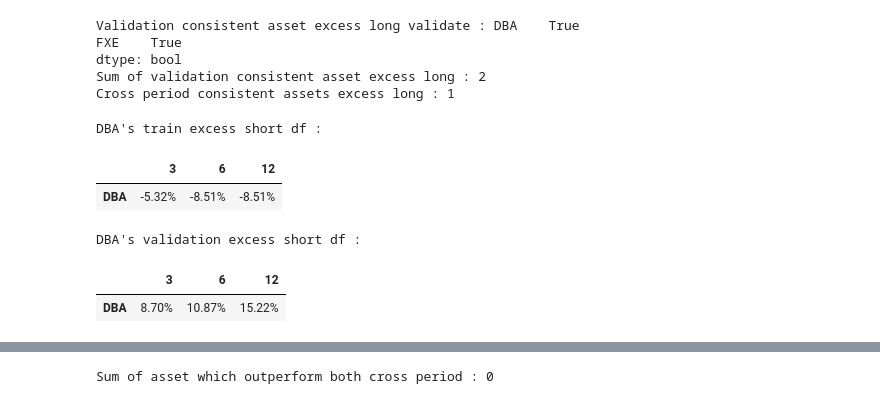
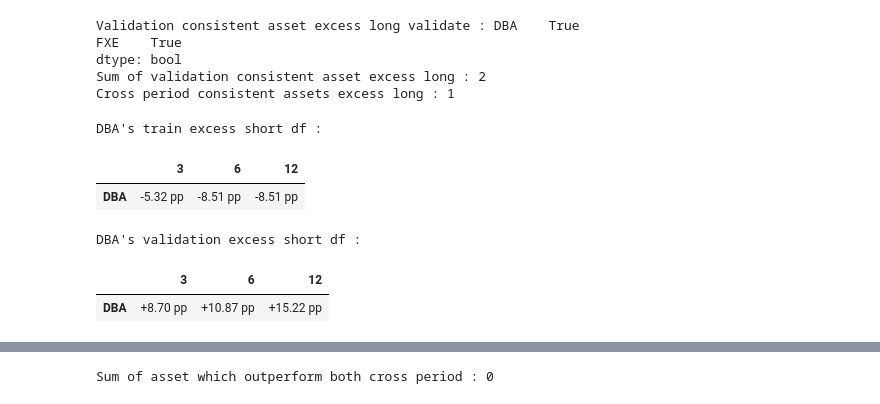
Before and after one commit to KenaelMartini/time-series-momentum-research, a Jupyter notebook: notebooks/3C_03_cross_asset_lookback_robustness.ipynb, the cells around one changed output, grey strips where cells are left out. Drawn from its saved outputs; the diff is of its cells as text; code cells hidden in the pictures.

```diff
--- a/notebooks/3C_03_cross_asset_lookback_robustness.ipynb
+++ b/notebooks/3C_03_cross_asset_lookback_robustness.ipynb
@@ -1228,37 +1232,37 @@ Cross period consistent assets excess long : 1
 # %%
 train_dba_excess_short = {}
 
 for lookback in (3, 6, 12):
     train_dba_excess_short[lookback] = train_asset_metrics_by_lookback[lookback]["DBA"]["excess_accuracy_short"]
 
 validation_dba_excess_short = {}
 
 for lookback in (3, 6, 12):
     validation_dba_excess_short[lookback] = validation_asset_metrics_by_lookback[lookback]["DBA"]["excess_accuracy_short"]
 
 train_dba_excess_short_df = pd.DataFrame.from_dict(train_dba_excess_short, orient="index").T
 validation_dba_excess_short_df = pd.DataFrame.from_dict(validation_dba_excess_short, orient="index").T
 
 train_dba_excess_short_df.index = ["DBA"]
 validation_dba_excess_short_df.index = ["DBA"]
 
-train_dba_excess_short_df_formatted = train_dba_excess_short_df.style.format("{:.2%}")
-validation_dba_excess_short_df_formatted = validation_dba_excess_short_df.style.format("{:.2%}")
+train_dba_excess_short_df_formatted = train_dba_excess_short_df.style.format(lambda value: f"{value * 100:+.2f} pp")
+validation_dba_excess_short_df_formatted = validation_dba_excess_short_df.style.format(lambda value: f"{value * 100:+.2f} pp")
 
 print("DBA's train excess short df :")
 display(train_dba_excess_short_df_formatted)
 
 print("")
 
 print("DBA's validation excess short df :")
 display(validation_dba_excess_short_df_formatted)
 # %% [output]
 DBA's train excess short df :
 |  | 3 | 6 | 12 |
-| DBA | -5.32% | -8.51% | -8.51% |
+| DBA | -5.32 pp | -8.51 pp | -8.51 pp |
 DBA's validation excess short df :
 |  | 3 | 6 | 12 |
-| DBA | 8.70% | 10.87% | 15.22% |
+| DBA | +8.70 pp | +10.87 pp | +15.22 pp |
 # %%
 train_assets_excess_short = {}
 
```
Also changed, not shown: parts of 8 cells of this notebook, 2 other files.
